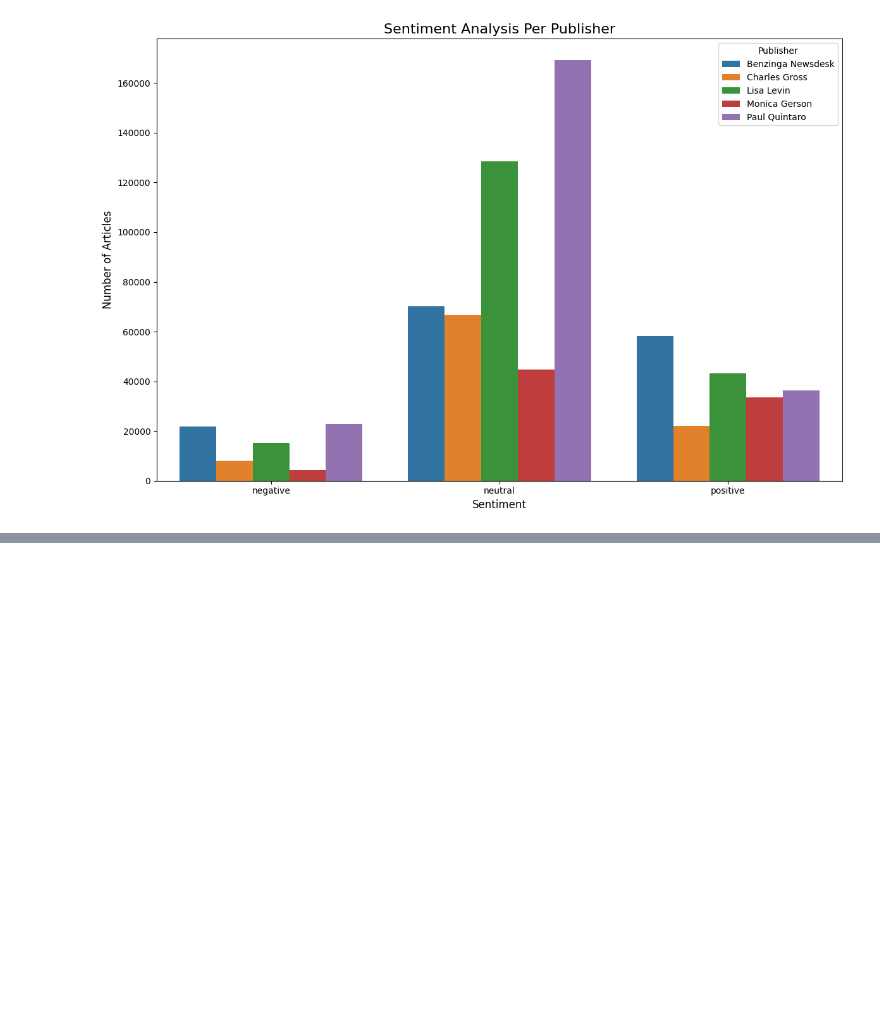
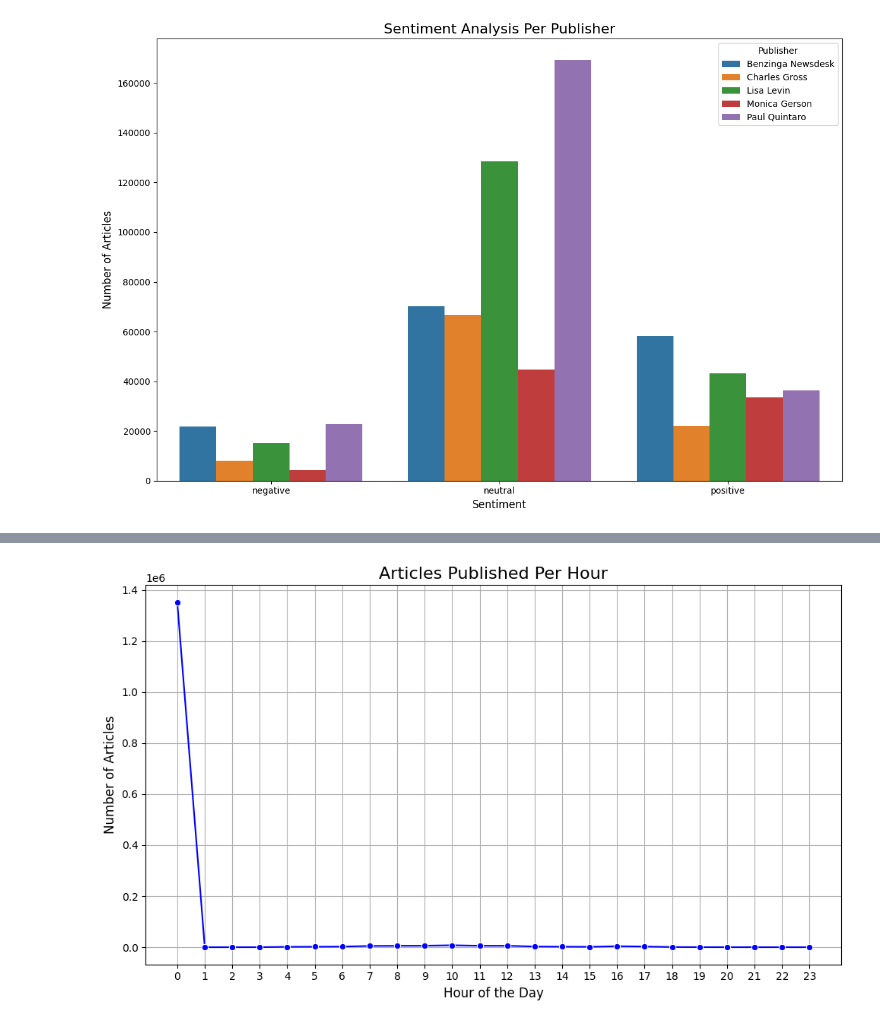
Before and after one commit to eskinder45/stock-analysis, a Jupyter notebook: notebooks/qualtative analysis.ipynb, the cells around one changed output, grey strips where cells are left out. Saved outputs shown, nothing was run; the diff lists cells and outputs as text; code cells hidden in the pictures; blank space fills up the shorter version.

```diff
--- a/notebooks/qualtative analysis.ipynb
+++ b/notebooks/qualtative analysis.ipynb
@@ -113,0 +123,4 @@ sentiment_per_publisher(news_data,5)
+# %%
+article_per_hour(news_data)
+# %% [output]
+[figure, added]
```
Also changed, not shown: parts of 4 cells of this notebook, 1 other file.
